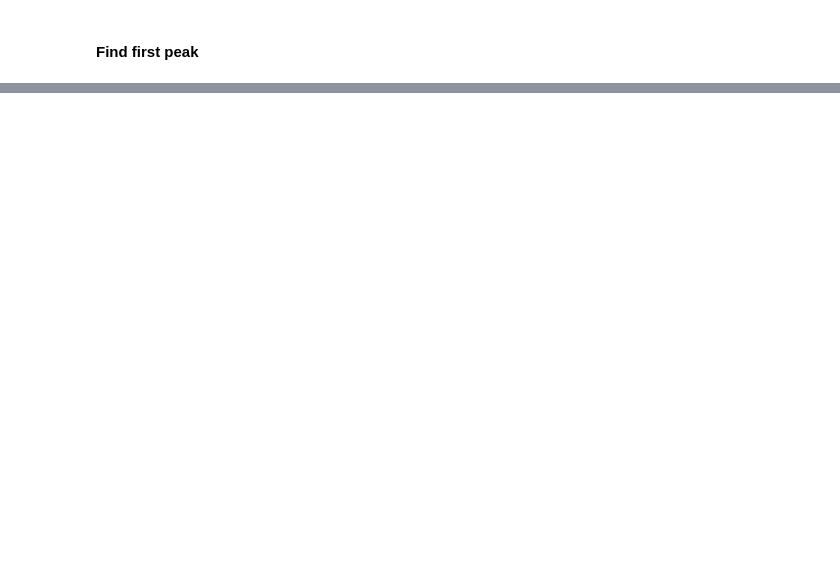
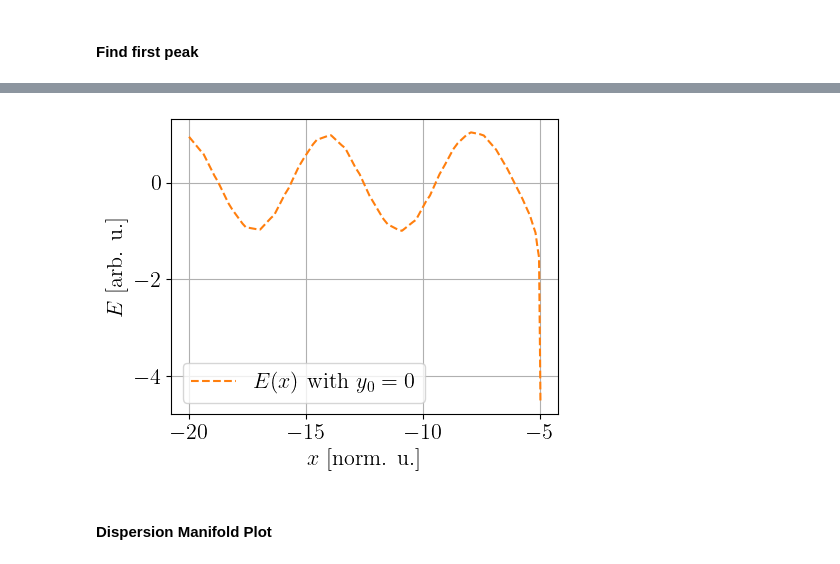
Before and after one commit to runehoejlund/plasma-ray-tracer, a Jupyter notebook: MGO/go_circle.ipynb, the cells around one changed output, grey strips where cells are left out. Cells and saved outputs as stored; diff of their text form; code cells hidden in the pictures; blank space fills up the shorter version.

```diff
--- a/MGO/go_circle.ipynb
+++ b/MGO/go_circle.ipynb
@@ -186,0 +215,16 @@ plt.show()
+# %%
+xi = np.linspace(x0, -xc, 1000)
+E_1D = interp_field(xi, np.zeros_like(xi), np.zeros_like(xi))
+plt.figure(figsize=(5, 4))
+plt.plot(xi, np.real(E_1D), '--', color='tab:orange', label=r'$E(x)$ with $y_0=0$')
+plt.xlabel(r'$x$ [norm. u.]')
+plt.ylabel(r'$E$ [arb. u.]')
+plt.legend()
+plt.grid()
+plt.tight_layout()
+plt.savefig('./plots/circle_E_1D.pdf')
+plt.savefig('./plots/circle_E_1D.png', dpi=300)
+# %% [output]
+[figure, added]
+# %% [markdown]
+#### Dispersion Manifold Plot
```
Also changed, not shown: parts of 54 cells of this notebook.
